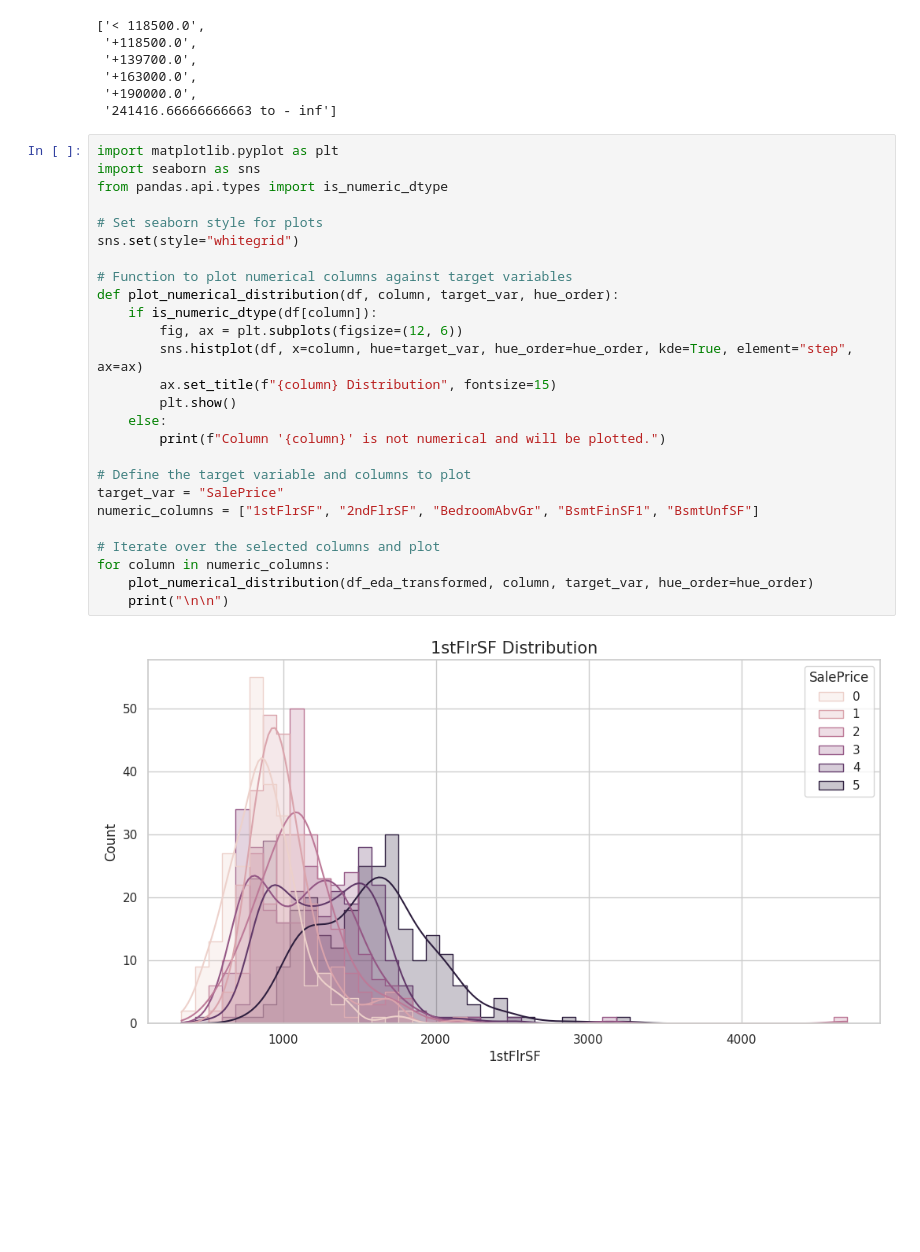
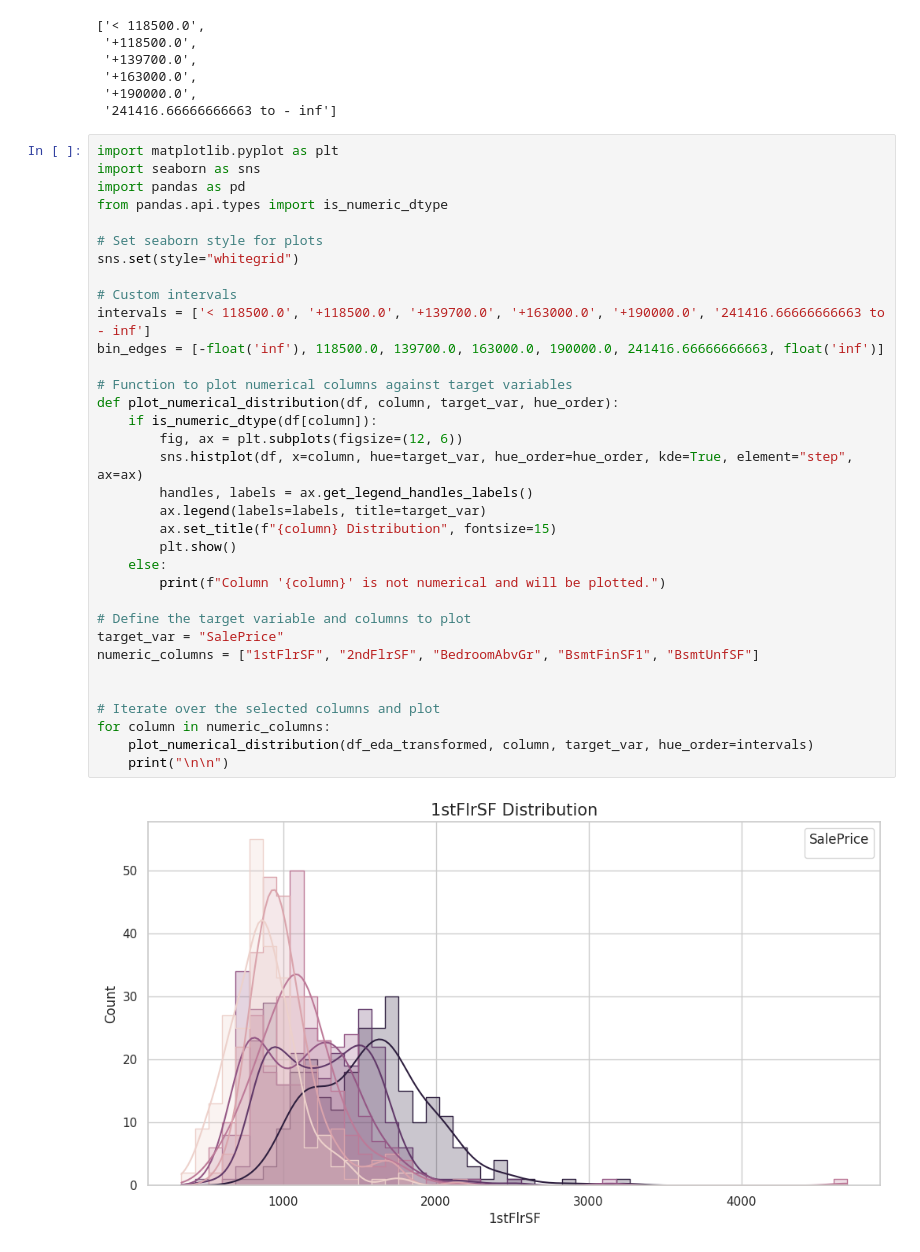
Before and after one commit to Drennan98/Heritage-Housing-Issues, a Jupyter notebook: jupyter_notebooks/2 - Sale Price Study.ipynb, the cells around one changed output. Cells and saved outputs as stored; diff of their text form; blank space fills up the shorter version.

Commit message:
Try create legend labels

```diff
--- a/jupyter_notebooks/2 - Sale Price Study.ipynb
+++ b/jupyter_notebooks/2 - Sale Price Study.ipynb
@@ -261,28 +261,36 @@ list(hue_order)
 # %%
 import matplotlib.pyplot as plt
 import seaborn as sns
+import pandas as pd
 from pandas.api.types import is_numeric_dtype
 
 # Set seaborn style for plots
 sns.set(style="whitegrid")
+
+# Custom intervals
+intervals = ['< 118500.0', '+118500.0', '+139700.0', '+163000.0', '+190000.0', '241416.66666666663 to - inf']
+bin_edges = [-float('inf'), 118500.0, 139700.0, 163000.0, 190000.0, 241416.66666666663, float('inf')]
 
 # Function to plot numerical columns against target variables
 def plot_numerical_distribution(df, column, target_var, hue_order):
     if is_numeric_dtype(df[column]):
         fig, ax = plt.subplots(figsize=(12, 6))
         sns.histplot(df, x=column, hue=target_var, hue_order=hue_order, kde=True, element="step", ax=ax)
+        handles, labels = ax.get_legend_handles_labels()
+        ax.legend(labels=labels, title=target_var)
         ax.set_title(f"{column} Distribution", fontsize=15)
         plt.show()
     else:
         print(f"Column '{column}' is not numerical and will be plotted.")
 
 # Define the target variable and columns to plot
 target_var = "SalePrice"
 numeric_columns = ["1stFlrSF", "2ndFlrSF", "BedroomAbvGr", "BsmtFinSF1", "BsmtUnfSF"]
 
+
 # Iterate over the selected columns and plot
 for column in numeric_columns:
-    plot_numerical_distribution(df_eda_transformed, column, target_var, hue_order=hue_order)
+    plot_numerical_distribution(df_eda_transformed, column, target_var, hue_order=intervals)
     print("\n\n")
 # %% [output]
-[figure, old version]
+[figure, new version]
```
Also changed, not shown: parts of 1 cell of this notebook.
